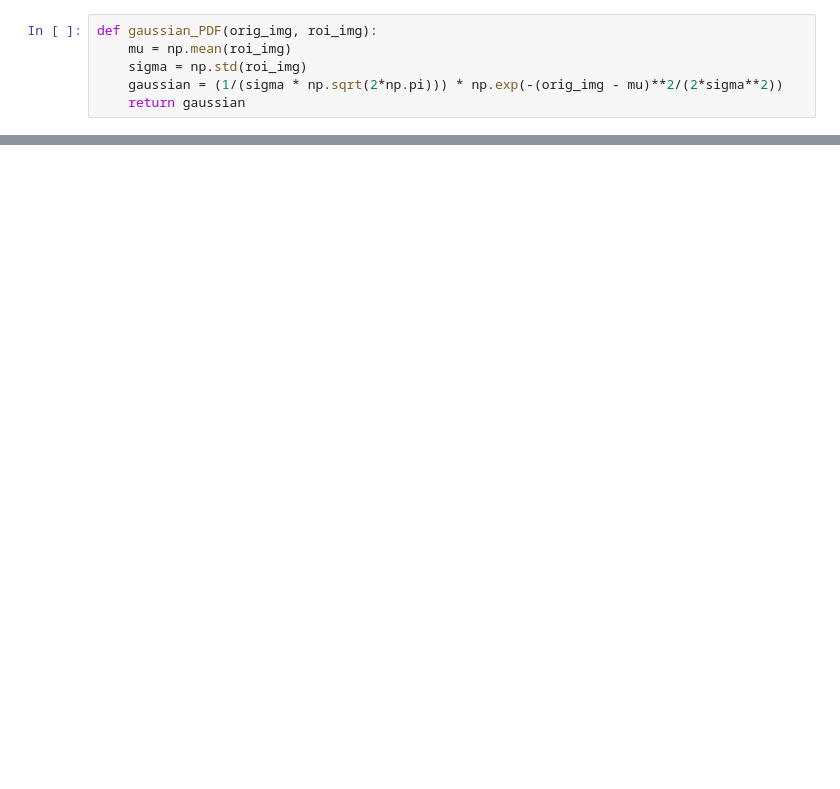
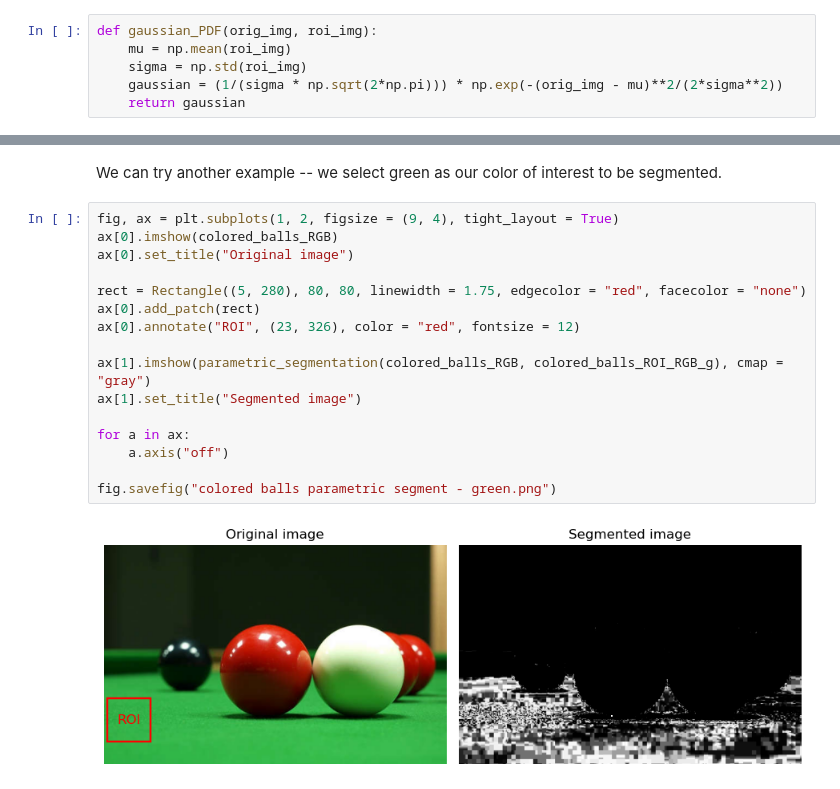
Before and after one commit to npcrmns/App-Physics-157, a Jupyter notebook: [5] Feature Extraction - Image Segmentation/Feature Extraction - Image Segmentation.ipynb, the cells around one changed output, grey strips where cells are left out. Cells and saved outputs as stored; diff of their text form; blank space fills up the shorter version.

```diff
--- a/[5] Feature Extraction - Image Segmentation/Feature Extraction - Image Segmentation.ipynb
+++ b/[5] Feature Extraction - Image Segmentation/Feature Extraction - Image Segmentation.ipynb
@@ -162,0 +215,20 @@ plt.savefig("colored balls rgb channels and histogram.png")
+# %% [markdown]
+We can try another example -- we select green as our color of interest to be segmented.
+# %%
+fig, ax = plt.subplots(1, 2, figsize = (9, 4), tight_layout = True)
+ax[0].imshow(colored_balls_RGB)
+ax[0].set_title("Original image")
+
+rect = Rectangle((5, 280), 80, 80, linewidth = 1.75, edgecolor = "red", facecolor = "none")
+ax[0].add_patch(rect)
+ax[0].annotate("ROI", (23, 326), color = "red", fontsize = 12)
+
+ax[1].imshow(parametric_segmentation(colored_balls_RGB, colored_balls_ROI_RGB_g), cmap = "gray")
+ax[1].set_title("Segmented image")
+
+for a in ax:
+    a.axis("off")
+
+fig.savefig("colored balls parametric segment - green.png")
+# %% [output]
+[figure, added]
```
Also changed, not shown: parts of 16 cells of this notebook, 9 other files.
